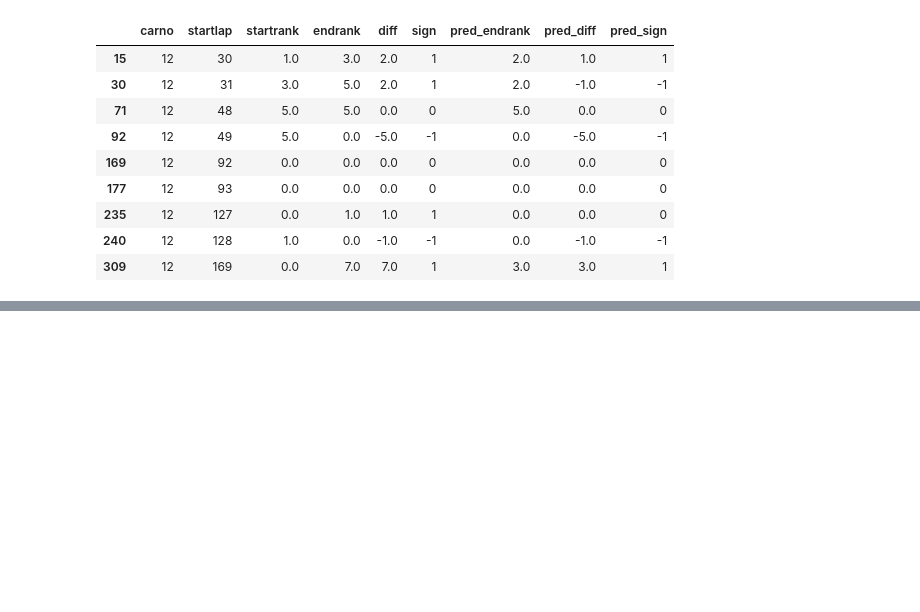
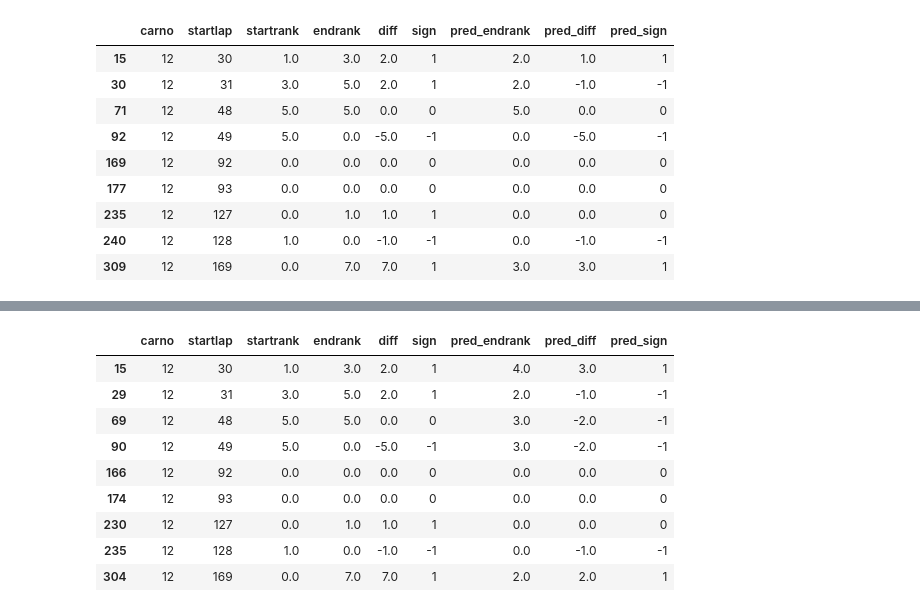
Before and after one commit to DSC-SPIDAL/rankpredictor, a Jupyter notebook: run/20.RankNet/notebook/RankForecasting-stint-paper.ipynb, the cells around one changed output, grey strips where cells are left out. Drawn from its saved outputs; the diff is of its cells as text; code cells hidden in the pictures; blank space fills up the shorter version.

```diff
--- a/run/20.RankNet/notebook/RankForecasting-stint-paper.ipynb
+++ b/run/20.RankNet/notebook/RankForecasting-stint-paper.ipynb
@@ -848,0 +864,14 @@ df[df['carno']==12]
+# %%
+df = ret['pitmodel-TIMEDIFF-2018-outlap-nopitage'][0]
+df[df['carno']==12]
+# %% [output]
+|  | carno | startlap | startrank | endrank | diff | sign | pred_endrank | pred_diff | pred_sign |
+| 15 | 12 | 30 | 1.0 | 3.0 | 2.0 | 1 | 4.0 | 3.0 | 1 |
+| 29 | 12 | 31 | 3.0 | 5.0 | 2.0 | 1 | 2.0 | -1.0 | -1 |
+| 69 | 12 | 48 | 5.0 | 5.0 | 0.0 | 0 | 3.0 | -2.0 | -1 |
+| 90 | 12 | 49 | 5.0 | 0.0 | -5.0 | -1 | 3.0 | -2.0 | -1 |
+| 166 | 12 | 92 | 0.0 | 0.0 | 0.0 | 0 | 0.0 | 0.0 | 0 |
+| 174 | 12 | 93 | 0.0 | 0.0 | 0.0 | 0 | 0.0 | 0.0 | 0 |
+| 230 | 12 | 127 | 0.0 | 1.0 | 1.0 | 1 | 0.0 | 0.0 | 0 |
+| 235 | 12 | 128 | 1.0 | 0.0 | -1.0 | -1 | 0.0 | -1.0 | -1 |
+| 304 | 12 | 169 | 0.0 | 7.0 | 7.0 | 1 | 2.0 | 2.0 | 1 |
```
Also changed, not shown: parts of 26 cells of this notebook, 5 other files.
